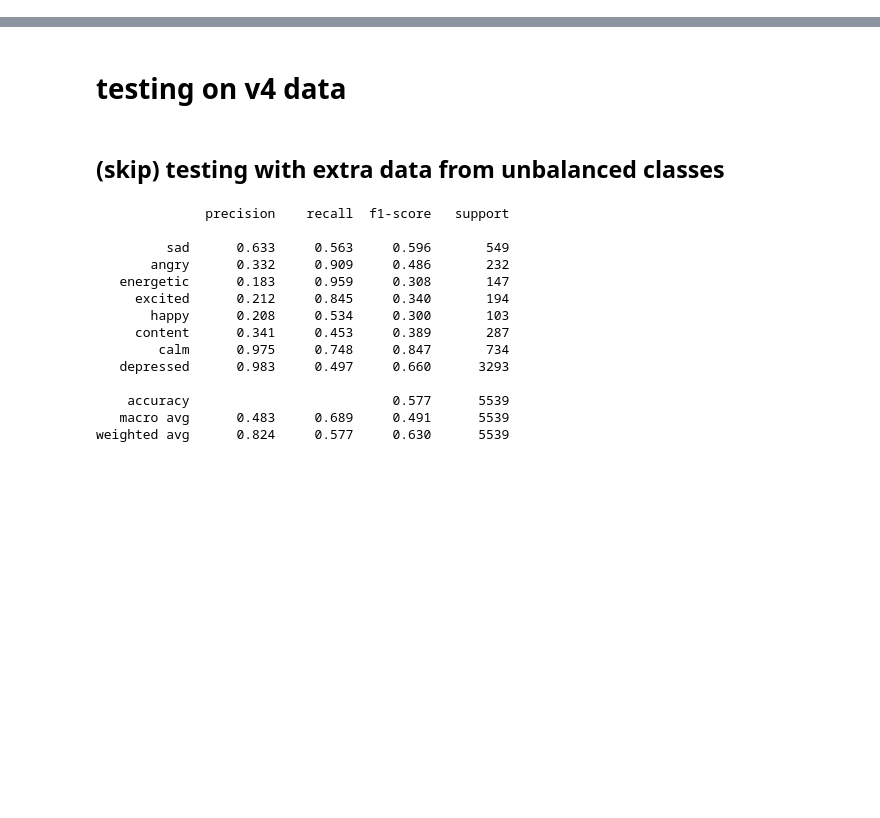
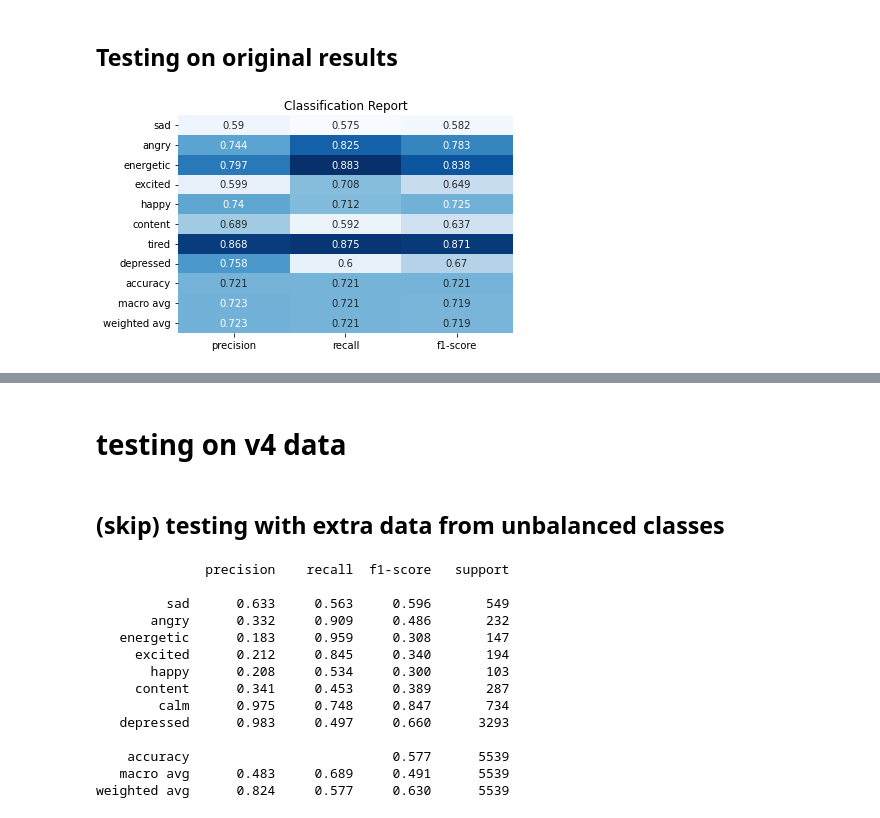
Before and after one commit to Temper-Tunes-Senior-Design-Project/song-classification, a Jupyter notebook: Research and Development/Classification Models/RF/RF2 testing.ipynb, the cells around one changed output, grey strips where cells are left out. Saved outputs shown, nothing was run; the diff lists cells and outputs as text; code cells hidden in the pictures; blank space fills up the shorter version.

Commit message:
original results included

```diff
--- a/Research and Development/Classification Models/RF/RF2 testing.ipynb
+++ b/Research and Development/Classification Models/RF/RF2 testing.ipynb
@@ -126,3 +126,39 @@ def clipAndNormalize(features):
 X_test_large = clipAndNormalize(X_test_large)
 # %%
 X_test = clipAndNormalize(X_test)
+# %% [markdown]
+## Testing on original results
+# %%
+original_results = {
+    'sad': {'precision': 0.590, 'recall': 0.575, 'f1-score': 0.582, 'support': 120},
+    'angry': {'precision': 0.744, 'recall': 0.825, 'f1-score': 0.783, 'support': 120},
+    'energetic': {'precision': 0.797, 'recall': 0.883, 'f1-score': 0.838, 'support': 120},
+    'excited': {'precision': 0.599, 'recall': 0.708, 'f1-score': 0.649, 'support': 120},
+    'happy': {'precision': 0.740, 'recall': 0.712, 'f1-score': 0.725, 'support': 104},
+    'content': {'precision': 0.689, 'recall': 0.592, 'f1-score': 0.637, 'support': 120},
+    'tired': {'precision': 0.868, 'recall': 0.875, 'f1-score': 0.871, 'support': 120},
+    'depressed': {'precision': 0.758, 'recall': 0.600, 'f1-score': 0.670, 'support': 120},
+    'accuracy': 0.721,
+    'macro avg': {'precision': 0.723, 'recall': 0.721, 'f1-score': 0.719, 'support': 944},
+    'weighted avg': {'precision': 0.723, 'recall': 0.721, 'f1-score': 0.719, 'support': 944}
+}
+# %%
+import seaborn as sns
+import matplotlib.pyplot as plt
+from sklearn.metrics import classification_report
+
+# Generate classification report
+#report = classification_report(y_test, y_pred_, target_names=categories, output_dict=True, digits=3)
+
+# Convert report to a DataFrame
+df = pd.DataFrame(original_results).transpose()
+
+# Plot heatmap without science notation and in a bigger size than default.
+#plt.figure(figsize=(10, 10))
+
+sns.heatmap(df.iloc[:, :-1].astype(float), annot=True, cmap='Blues', fmt='.3g', cbar=False)
+plt.title('Classification Report')
+
+plt.show()
+# %% [output]
+[figure, added]
```
Also changed, not shown: parts of 5 cells of this notebook.
